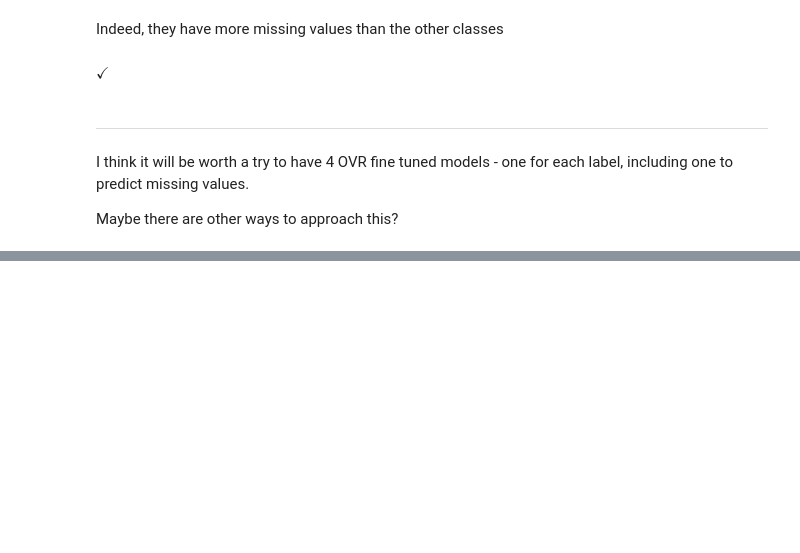
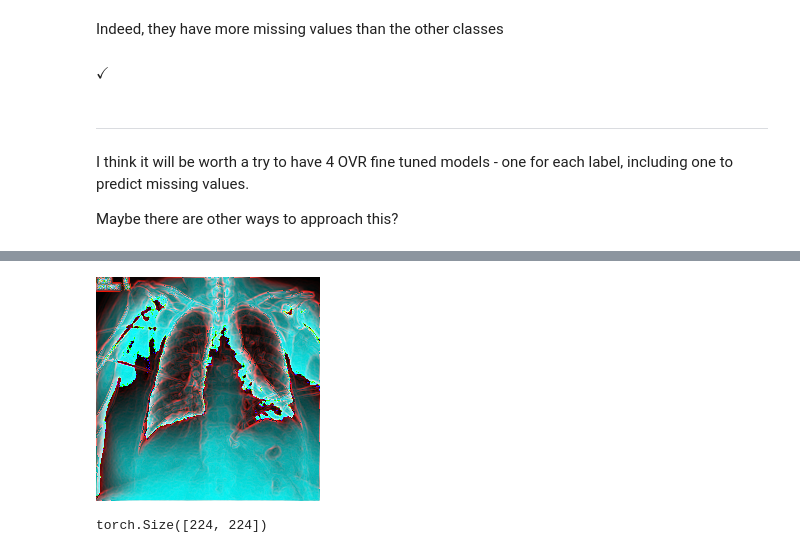
Before and after one commit to kevinfleisher/CS156b, a Jupyter notebook: Notebooks/examining_train_data.ipynb, the cells around one changed output, grey strips where cells are left out. Saved outputs shown, nothing was run; the diff lists cells and outputs as text; code cells hidden in the pictures; blank space fills up the shorter version.

```diff
--- a/Notebooks/examining_train_data.ipynb
+++ b/Notebooks/examining_train_data.ipynb
@@ -378,0 +458,4 @@ Maybe there are other ways to approach this?
+# %%
+input_jpg = '../Data/view1_frontal.jpg'
+
+image = torchvision.io.read_image(input_jpg, mode=torchvision.io.image.ImageReadMode.GRAY)
@@ -378,0 +543,12 @@ Maybe there are other ways to approach this?
+# %%
+resizer = torchvision.transforms.Resize(
+    size=(224, 224),
+    interpolation=torchvision.transforms.InterpolationMode.BICUBIC,
+)
+dtyper = torchvision.transforms.ConvertImageDtype(dtype=torch.float16)
+normalizer = torchvision.transforms.Normalize(
+    mean=[0.5, 0.5, 0.5],  # Adjust mean and std to your needs
+    std=[0.5, 0.5, 0.5]
+)
+
+t = ViT_Transforms(resizer, dtyper, normalizer)
@@ -378,0 +682,8 @@ Maybe there are other ways to approach this?
+# %%
+torchvision.transforms.functional.to_pil_image(t.get_tensor(input_jpg))
+# %% [output]
+[figure, added]
+# %%
+t.get_tensor(input_jpg)[0].shape
+# %% [output]
+torch.Size([224, 224])
```
Also changed, not shown: parts of 27 cells of this notebook.
